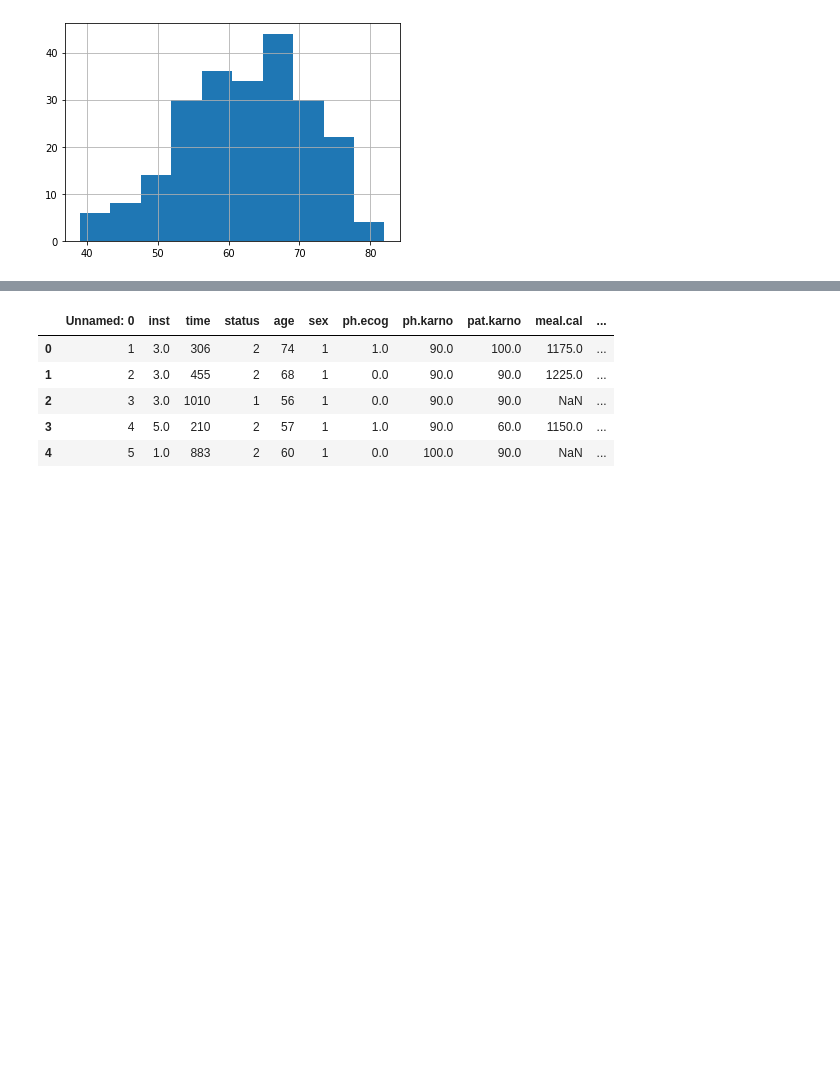
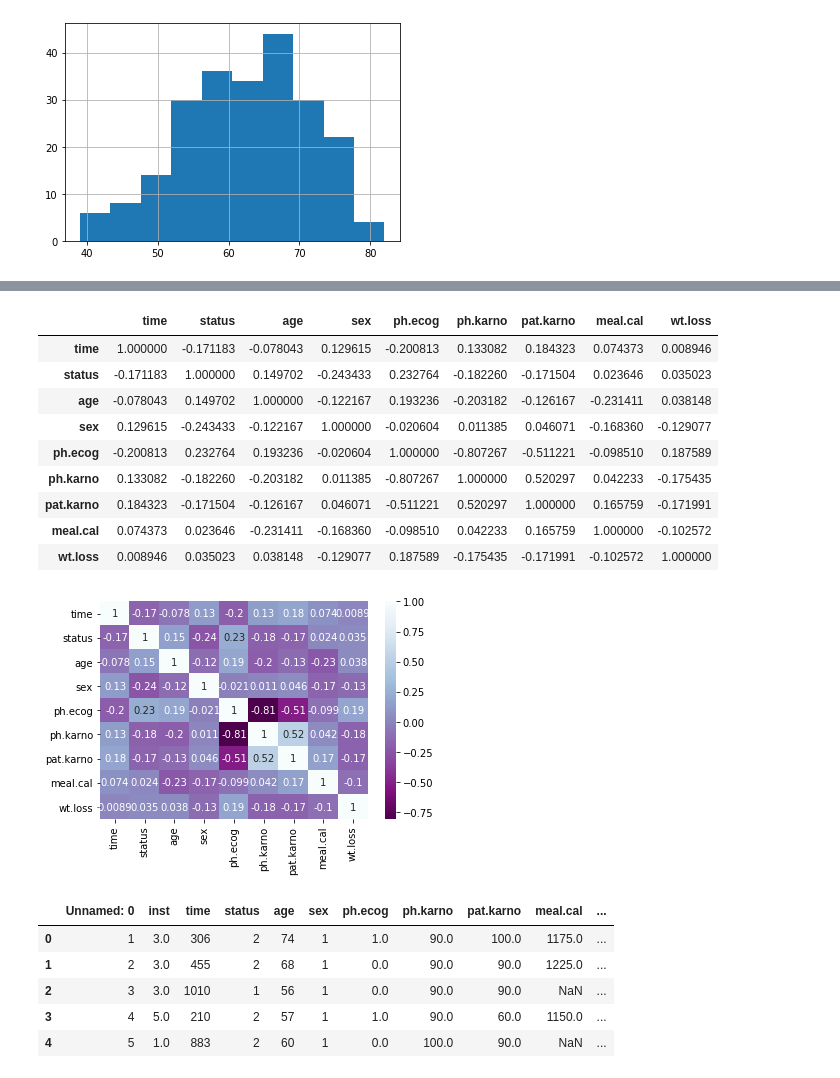
Before and after one commit to pzeb23/SurvivalAnalysisPython, a Jupyter notebook: SurvivalAnalysisPython.ipynb, the cells around one changed output, grey strips where cells are left out. Saved outputs shown, nothing was run; the diff lists cells and outputs as text; code cells hidden in the pictures; blank space fills up the shorter version.

```diff
--- a/SurvivalAnalysisPython.ipynb
+++ b/SurvivalAnalysisPython.ipynb
@@ -44,3 +54,18 @@ data["age"].hist()
+# %%
+sns.heatmap(c,cmap="BuPu_r",annot=True)
+c
+# %% [output]
+|  | time | status | age | sex | ph.ecog | ph.karno | pat.karno | meal.cal | wt.loss |
+| time | 1.000000 | -0.171183 | -0.078043 | 0.129615 | -0.200813 | 0.133082 | 0.184323 | 0.074373 | 0.008946 |
+| status | -0.171183 | 1.000000 | 0.149702 | -0.243433 | 0.232764 | -0.182260 | -0.171504 | 0.023646 | 0.035023 |
+| age | -0.078043 | 0.149702 | 1.000000 | -0.122167 | 0.193236 | -0.203182 | -0.126167 | -0.231411 | 0.038148 |
+| sex | 0.129615 | -0.243433 | -0.122167 | 1.000000 | -0.020604 | 0.011385 | 0.046071 | -0.168360 | -0.129077 |
+| ph.ecog | -0.200813 | 0.232764 | 0.193236 | -0.020604 | 1.000000 | -0.807267 | -0.511221 | -0.098510 | 0.187589 |
+| ph.karno | 0.133082 | -0.182260 | -0.203182 | 0.011385 | -0.807267 | 1.000000 | 0.520297 | 0.042233 | -0.175435 |
+| pat.karno | 0.184323 | -0.171504 | -0.126167 | 0.046071 | -0.511221 | 0.520297 | 1.000000 | 0.165759 | -0.171991 |
+| meal.cal | 0.074373 | 0.023646 | -0.231411 | -0.168360 | -0.098510 | 0.042233 | 0.165759 | 1.000000 | -0.102572 |
+| wt.loss | 0.008946 | 0.035023 | 0.038148 | -0.129077 | 0.187589 | -0.175435 | -0.171991 | -0.102572 | 1.000000 |
+[figure, added]
 # %%
 df_num = data.select_dtypes(include = ['float64', 'int64'])
 df_num.head()
```
Also changed, not shown: parts of 14 cells of this notebook.
